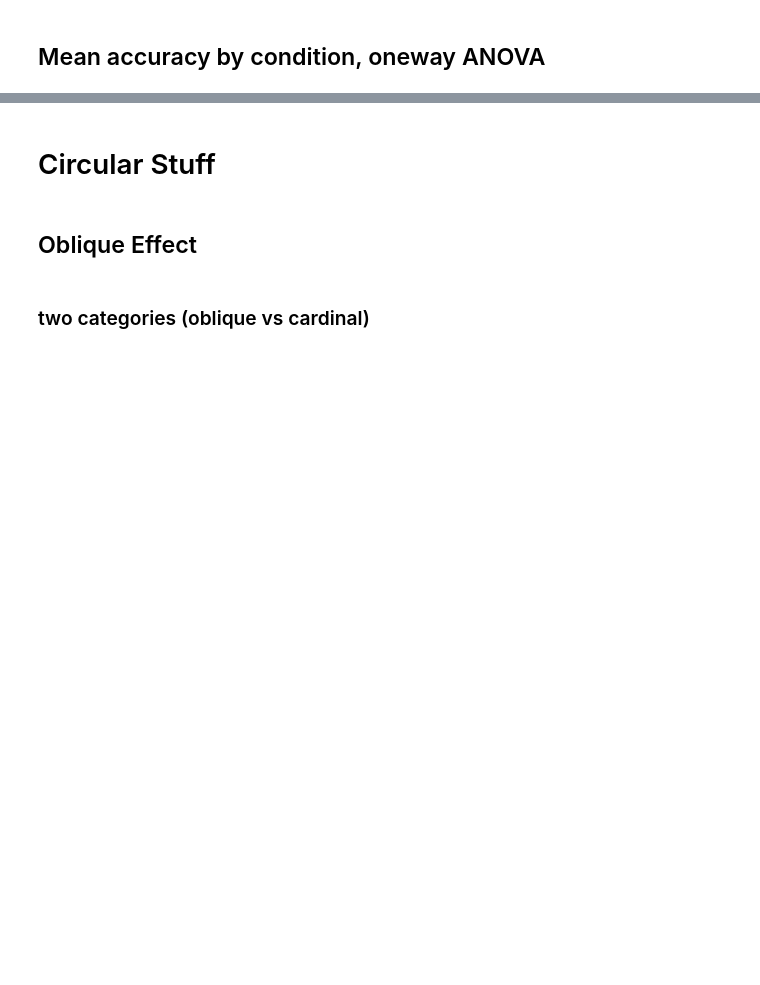
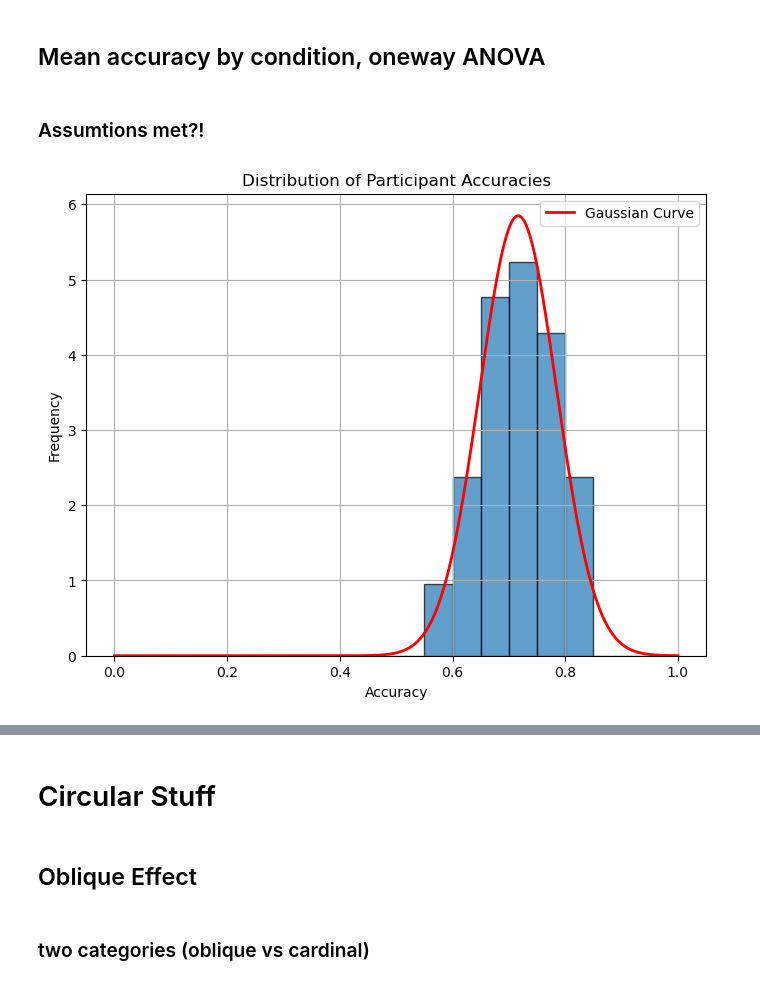
Before and after one commit to aabielefeldt/MultiEyeTem-Clone, a Jupyter notebook: scripts/Behav_Analysis_MultiEyeTem.ipynb, the cells around one changed output, grey strips where cells are left out. Cells and saved outputs as stored; diff of their text form; code cells hidden in the pictures; blank space fills up the shorter version.

```diff
--- a/scripts/Behav_Analysis_MultiEyeTem.ipynb
+++ b/scripts/Behav_Analysis_MultiEyeTem.ipynb
@@ -609,6 +609,44 @@ p-value: 0.5531367563173177
 The t-test does not indicate a significant difference in accuracy between upright and upside-down probe items.
 # %% [markdown]
 ## Mean accuracy by condition, oneway ANOVA
+# %% [markdown]
+### Assumtions met?!
+# %%
+accuracy_per_participant = df.groupby('subID')['acc_trial_concrete_cued'].mean()
+accuracy_range = (0, 1)
+
+plt.figure(figsize=(8, 6))  # Set the figure size
+# Create the histogram
+hist, bins, _ = plt.hist(accuracy_per_participant, bins=20, range=accuracy_range, edgecolor='k', alpha=0.7, density=True)
+
+# Calculate the mean and standard deviation of the data
+mean = np.mean(accuracy_per_participant)
+std_dev = np.std(accuracy_per_participant)
+
+# Create a range of x values for the Gaussian curve
+x = np.linspace(accuracy_range[0], accuracy_range[1], 1000)
+
+# Calculate the corresponding y values for the Gaussian curve
+y = stats.norm.pdf(x, mean, std_dev)
+
+# Plot the Gaussian curve
+plt.plot(x, y, 'r-', lw=2, label='Gaussian Curve')
+
+# Add labels and a title
+plt.xlabel('Accuracy')
+plt.ylabel('Frequency')
+plt.title('Distribution of Participant Accuracies')
+
+# Show gridlines (optional)
+plt.grid(True)
+
+# Add a legend
+plt.legend()
+
+# Show the plot
+plt.show()
+# %% [output]
+[figure, added]
 # %%
 
 # does all three conditions in one and groups them by 'items_presented' which is the condition (can add .values at the end if I want only the answer values)
```
Also changed, not shown: parts of 17 cells of this notebook.
